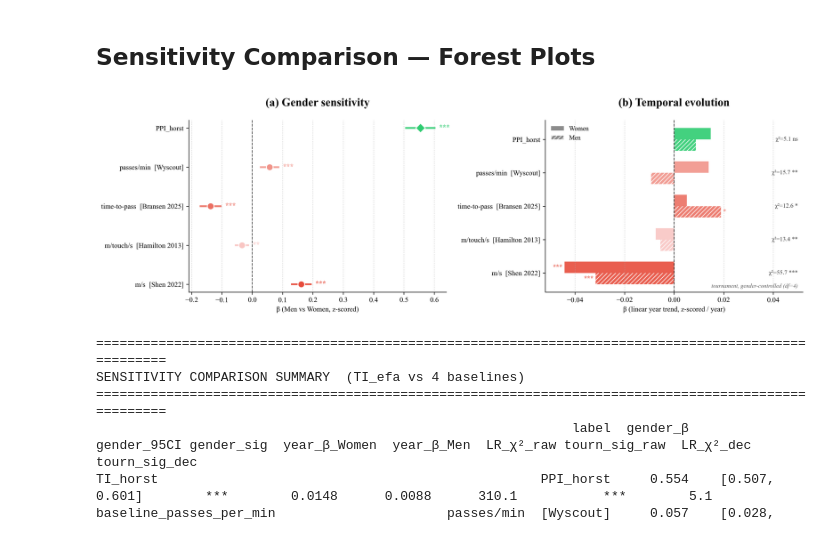
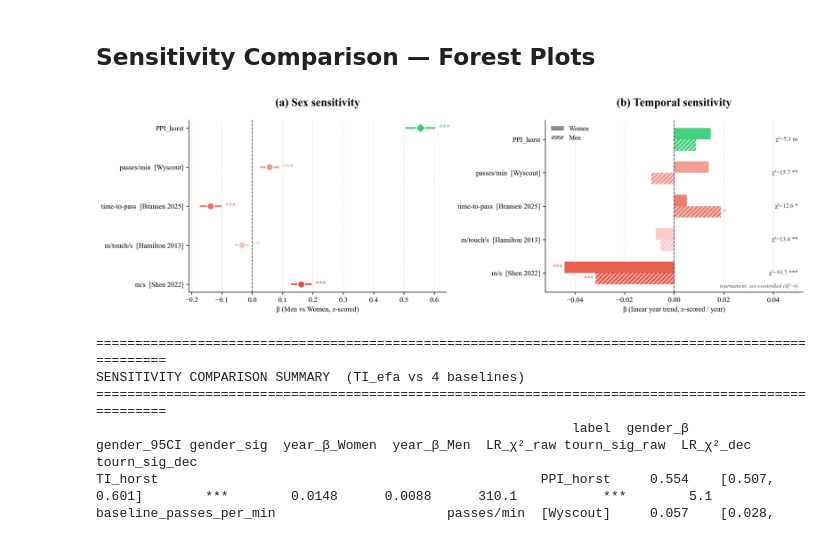
Before and after one commit to ouyang1030/football-pace, a Jupyter notebook: 3-build-pace-model-analysis.ipynb, the cells around one changed output. Saved outputs shown, nothing was run; the diff lists cells and outputs as text; code cells hidden in the pictures.

```diff
--- a/3-build-pace-model-analysis.ipynb
+++ b/3-build-pace-model-analysis.ipynb
@@ -333,7 +333,7 @@ ax.axvline(0, color="black", lw=1, ls="--", alpha=0.7)
 ax.set_yticks(y_pos)
 ax.set_yticklabels([METRIC_LABELS[m] for m in ALL_METRICS])
 ax.set_xlabel("β (Men vs Women, z-scored)")
-ax.set_title("(a) Gender sensitivity", fontweight='bold', loc='center', fontsize=16, pad=20)
+ax.set_title("(a) Sex sensitivity", fontweight='bold', loc='center', fontsize=16, pad=20)
 ax.invert_yaxis()
 ax.grid(axis='x', linestyle=':', alpha=0.7)
 
@@ -352,36 +352,36 @@ for i, m in enumerate(ALL_METRICS):
     sw, sm = _sig(row["year_pval_Women"]), _sig(row["year_pval_Men"])
     if sw:
         ax.text(bw + (0.0008 if bw >= 0 else -0.0008), i - height/2, sw,
                 va="center", ha="left" if bw >= 0 else "right", fontsize=9, color=c, fontweight='bold')
     if sm:
         ax.text(bm + (0.0008 if bm >= 0 else -0.0008), i + height/2, sm,
                 va="center", ha="left" if bm >= 0 else "right", fontsize=9, color=c, fontweight='bold')
     # decoupled (gender-controlled) tournament effect — right-hand stats column
     ax.text(x_text, i, f"χ²={row['lr_chi2_dec']:.1f} {row['lr_sig_dec'] or 'ns'}",
             va="center", ha="right", fontsize=8.5, color="#333333")
 
-ax.text(x_text, 4.4, "tournament, gender-controlled (df=4)",
+ax.text(x_text, 4.4, "tournament, sex-controlled (df=4)",
         va="center", ha="right", fontsize=8, style="italic", color="#555555")
 
 ax.axvline(0, color="black", lw=1, ls="--", alpha=0.7)
 ax.set_xlim(x_left, x_right)
 ax.set_yticks(y_pos)
 ax.set_yticklabels([METRIC_LABELS[m] for m in ALL_METRICS])
 ax.set_xlabel("β (linear year trend, z-scored / year)")
-ax.set_title("(b) Temporal evolution", fontweight='bold', loc='center', fontsize=16, pad=20)
+ax.set_title("(b) Temporal sensitivity", fontweight='bold', loc='center', fontsize=16, pad=20)
 ax.invert_yaxis()
 ax.grid(axis='x', linestyle=':', alpha=0.7)
 ax.legend(handles=[Patch(facecolor='grey', alpha=0.9, label='Women'),
                    Patch(facecolor='grey', alpha=0.9, hatch='////', edgecolor='white', label='Men')],
           frameon=False, fontsize=9, loc='upper left')
 
 for ax in axes:
     sns.despine(ax=ax)
 
 plt.tight_layout()
 plt.show()
 # %% [output]
-[figure, old version]
+[figure, new version]
 # %%
 # ── Summary table
 summary = pd.DataFrame({
```
Also changed, not shown: 3 other files.
